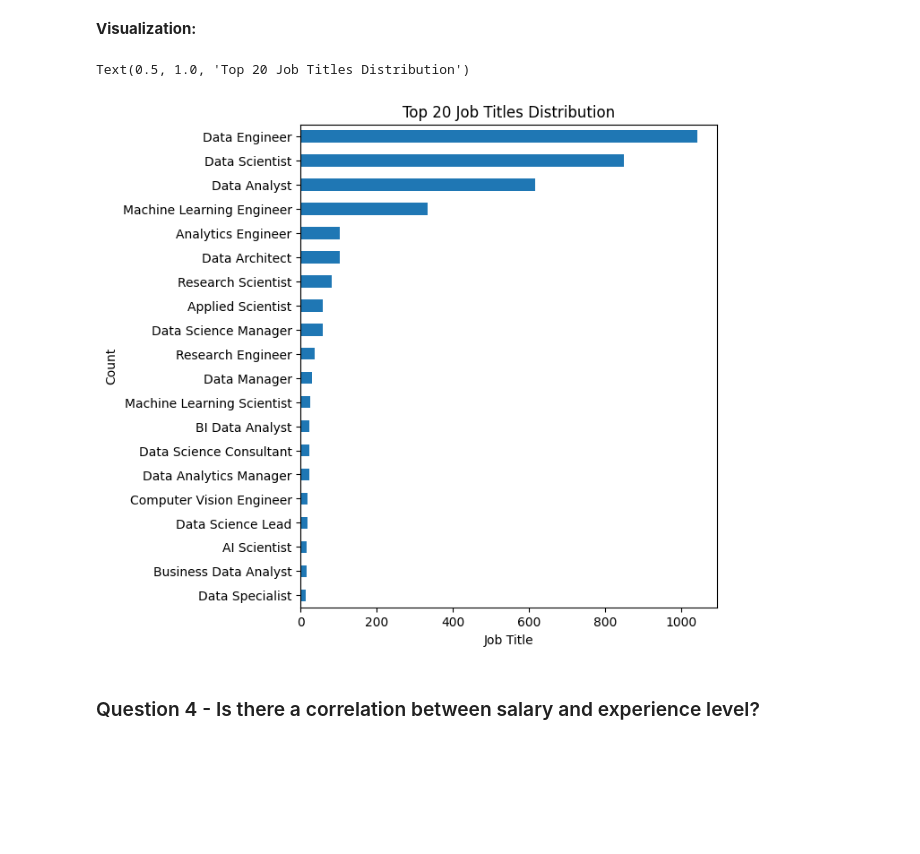
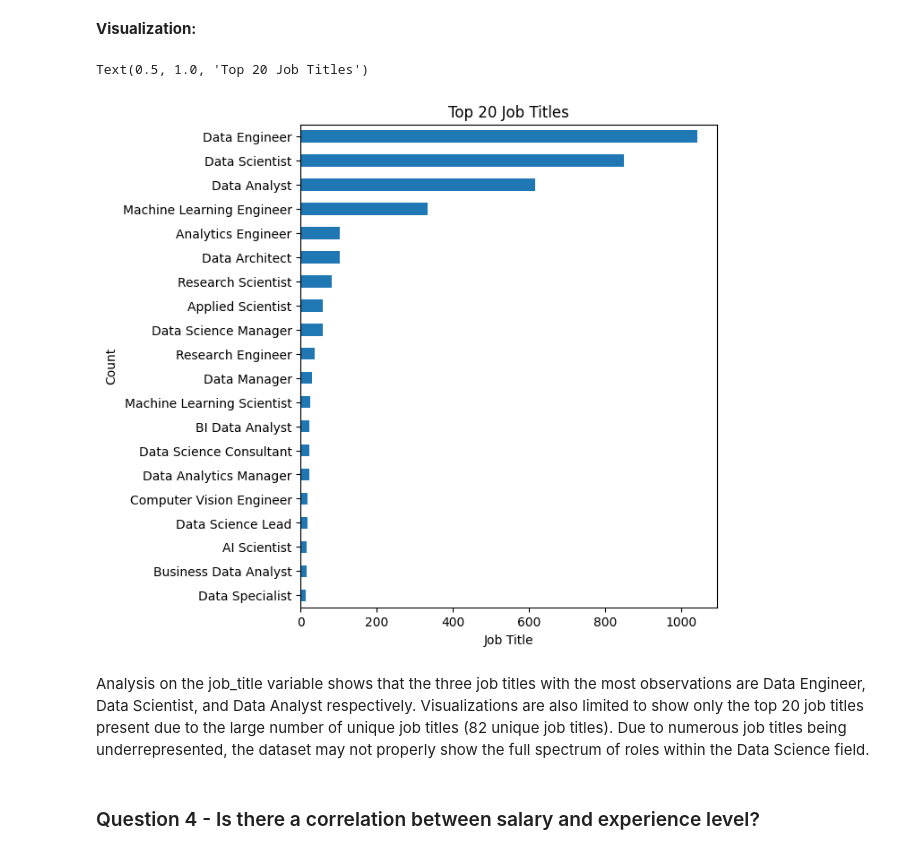
Before and after one commit to Brasprin/CSMODEL, a Jupyter notebook: CSMODEL_Project_S16_Group12.ipynb, the cells around one changed output. Cells and saved outputs as stored; diff of their text form; code cells hidden in the pictures; blank space fills up the shorter version.

```diff
--- a/CSMODEL_Project_S16_Group12.ipynb
+++ b/CSMODEL_Project_S16_Group12.ipynb
@@ -382,0 +359,17 @@ Name: count, Length: 82, dtype: int64
+# %%
+most_common_title = ds_salary_clean['job_title'].mode()[0]
+count_most_common_title = ds_salary_clean['job_title'].value_counts().max()
+
+print("Most common job title:", most_common_title)
+print("Count of the most common job title:", count_most_common_title)
+
+num_unique_titles = len(ds_salary_clean['job_title'].unique())
+print("Number of unique job titles:", num_unique_titles)
+
+job_title_counts = ds_salary_clean['job_title'].value_counts()
+job_title_percentages = ds_salary_clean['job_title'].value_counts(normalize=True) * 100
+
+print("\nJob Title Counts:")
+print(job_title_counts)
+print("\nJob Title Percentages:")
+print(job_title_percentages)
@@ -383,14 +394,16 @@ Name: count, Length: 82, dtype: int64
 # %% [markdown]
 **Visualization:**
 # %%
-top20_job_title_count_df = job_title_count_df.head(20)
+top20_job_title_count_df = job_title_counts.head(20)
 top20_job_title_count_df.plot.barh(figsize=(6,7)).invert_yaxis()
 plt.xlabel('Job Title')
 plt.ylabel('Count')
-plt.title('Top 20 Job Titles Distribution')
+plt.title('Top 20 Job Titles')
 # %% [output]
-Text(0.5, 1.0, 'Top 20 Job Titles Distribution')
+Text(0.5, 1.0, 'Top 20 Job Titles')
-[figure, old version]
+[figure, new version]
+# %% [markdown]
+Analysis on the job_title variable shows that the three job titles with the most observations are Data Engineer, Data Scientist, and Data Analyst respectively. Visualizations are also limited to show only the top 20 job titles present due to the large number of unique job titles (82 unique job titles). Due to numerous job titles being underrepresented, the dataset may not properly show the full spectrum of roles within the Data Science field.
 # %% [markdown]
 ### Question 4  - Is there a correlation between salary and experience level?
 # %% [markdown]
```
Also changed, not shown: parts of 4 cells of this notebook.
